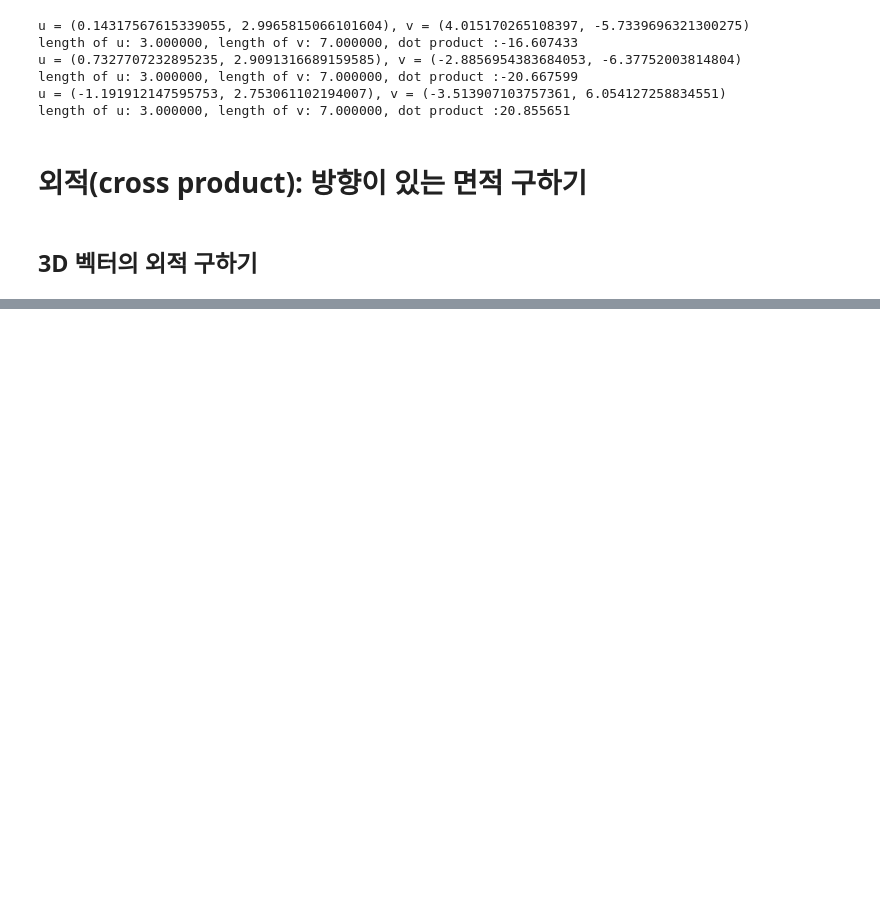
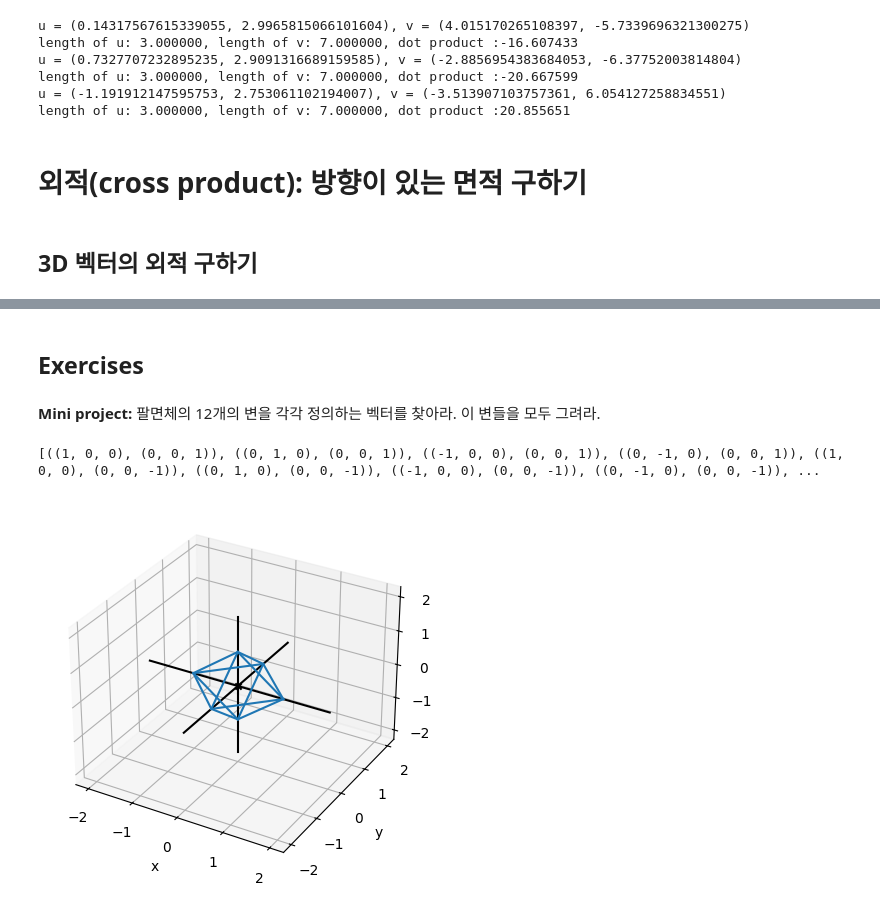
Before and after one commit to lusina0304/Algorithm2024_fall, a Jupyter notebook: 2025_spring/Ch03_3D_basic.ipynb, the cells around one changed output, grey strips where cells are left out. Saved outputs shown, nothing was run; the diff lists cells and outputs as text; code cells hidden in the pictures; blank space fills up the shorter version.

```diff
--- a/2025_spring/Ch03_3D_basic.ipynb
+++ b/2025_spring/Ch03_3D_basic.ipynb
@@ -283,0 +365,18 @@ def cross(u, v):
+# %% [markdown]
+## Exercises
+# %% [markdown]
+**Mini project:** 팔면체의 12개의 변을 각각 정의하는 벡터를 찾아라. 이 변들을 모두 그려라.
+# %%
+top = (0,0,1)
+bottom = (0,0,-1)
+xy_plane = [(1,0,0),(0,1,0),(-1,0,0),(0,-1,0)]
+
+edges = [?]
+
+print(edges)
+
+d_edges = [Segment3D(a, b) for a, b in edges]
+draw3d(*d_edges)
+# %% [output]
+[((1, 0, 0), (0, 0, 1)), ((0, 1, 0), (0, 0, 1)), ((-1, 0, 0), (0, 0, 1)), ((0, -1, 0), (0, 0, 1)), ((1, 0, 0), (0, 0, -1)), ((0, 1, 0), (0, 0, -1)), ((-1, 0, 0), (0, 0, -1)), ((0, -1, 0), (0, 0, -1)), ...
+[figure, added]
```
Also changed, not shown: parts of 18 cells of this notebook, 3 other files.
